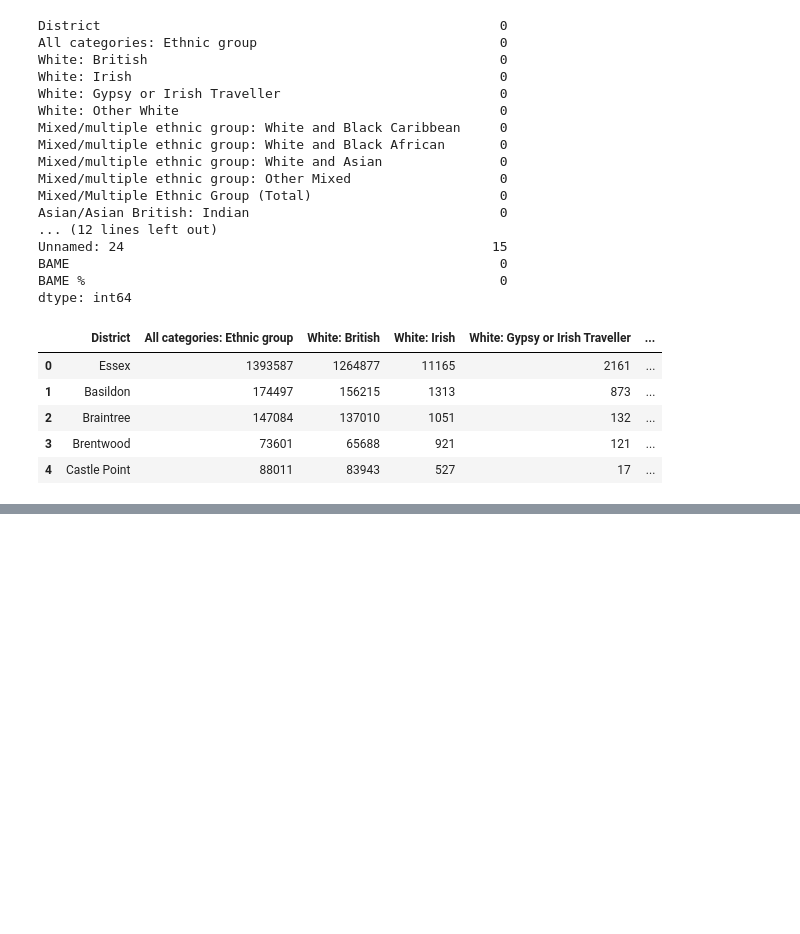
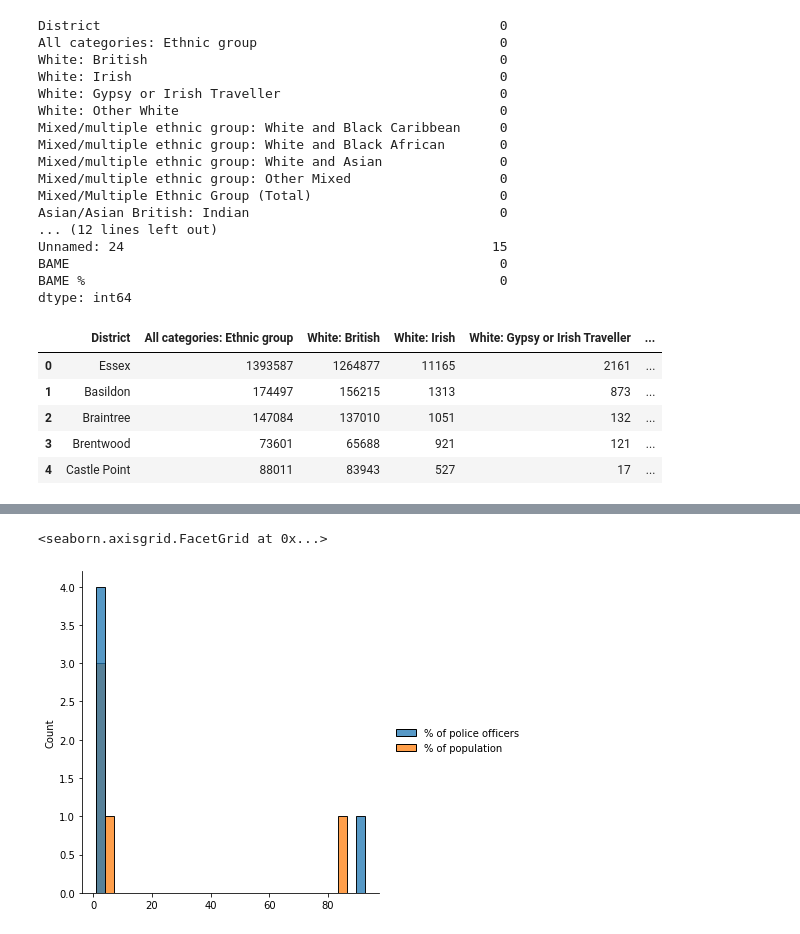
Before and after one commit to arunravi8595/Data-science-decision-making, a Jupyter notebook: Assignment/Assignment.ipynb, the cells around one changed output, grey strips where cells are left out. Drawn from its saved outputs; the diff is of its cells as text; code cells hidden in the pictures; blank space fills up the shorter version.

```diff
--- a/Assignment/Assignment.ipynb
+++ b/Assignment/Assignment.ipynb
@@ -113,0 +116,3 @@ ValueError: ignored
+# %%
+#Load Data-3
+Workforce_data=pd.read_csv('https://raw.githubusercontent.com/arunravi8595/CE888/main/Assignment/by-ethnicity-police-officers-table.csv')
@@ -113,0 +128,5 @@ ValueError: ignored
+# %%
+sns.displot(Workforce_data, bins=30, kde=False, rug=False)
+# %% [output]
+<seaborn.axisgrid.FacetGrid at 0x...>
+[figure, added]
```
Also changed, not shown: parts of 9 cells of this notebook.
